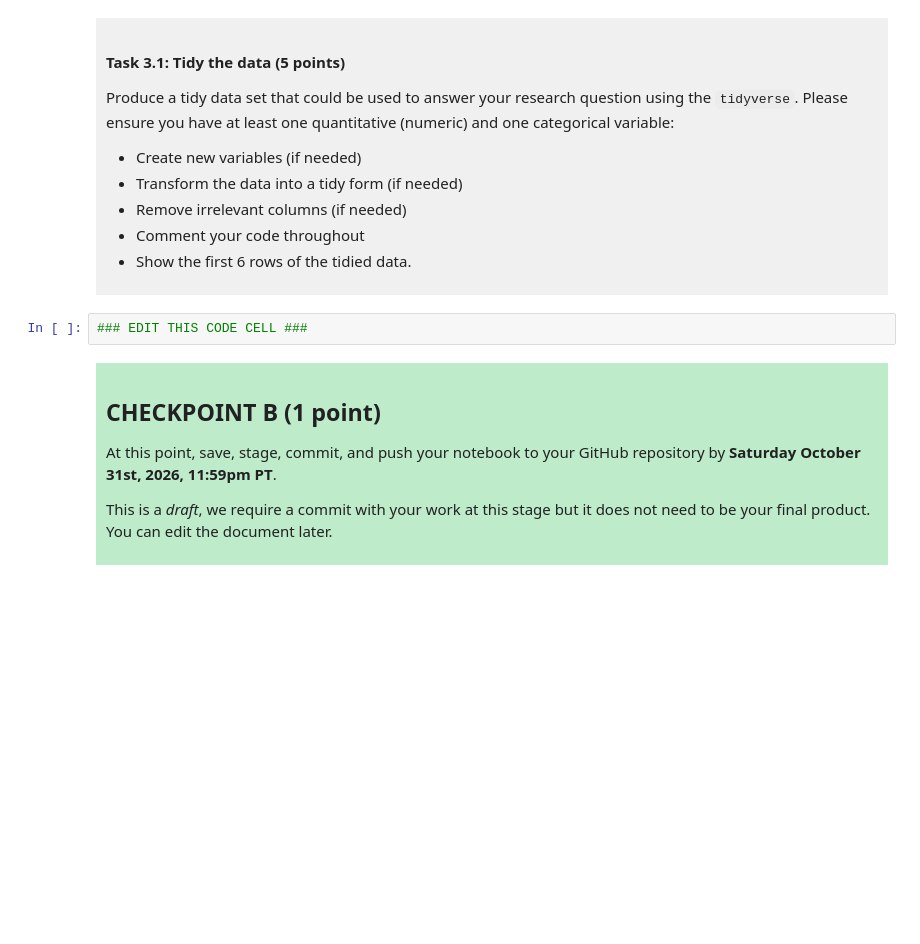
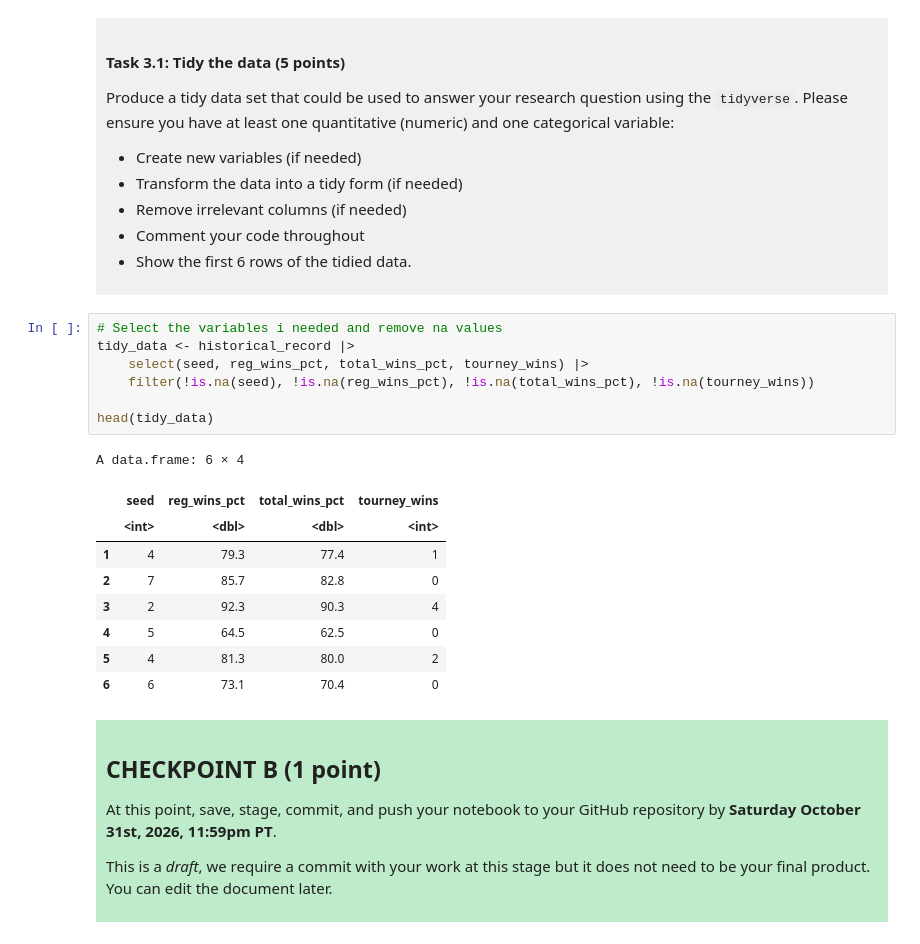
Before and after one commit to Zixian-xu/dsci-100-project-Zixian-Xu, a Jupyter notebook: dsci-100-project-notebook.ipynb, the cells around one changed output. Cells and saved outputs as stored; diff of their text form; blank space fills up the shorter version.

```diff
--- a/dsci-100-project-notebook.ipynb
+++ b/dsci-100-project-notebook.ipynb
@@ -189,7 +201,22 @@ Produce a tidy data set that could be used to answer your research question usin
 
 </div>
 # %%
-### EDIT THIS CODE CELL ###
+# Select the variables i needed and remove na values
+tidy_data <- historical_record |>
+    select(seed, reg_wins_pct, total_wins_pct, tourney_wins) |>
+    filter(!is.na(seed), !is.na(reg_wins_pct), !is.na(total_wins_pct), !is.na(tourney_wins))
+
+head(tidy_data)
+# %% [output]
+A data.frame: 6 × 4
+|  | seed | reg_wins_pct | total_wins_pct | tourney_wins |
+|  | <int> | <dbl> | <dbl> | <int> |
+| 1 | 4 | 79.3 | 77.4 | 1 |
+| 2 | 7 | 85.7 | 82.8 | 0 |
+| 3 | 2 | 92.3 | 90.3 | 4 |
+| 4 | 5 | 64.5 | 62.5 | 0 |
+| 5 | 4 | 81.3 | 80.0 | 2 |
+| 6 | 6 | 73.1 | 70.4 | 0 |
 # %% [markdown]
 <div style="background-color: #beebca; padding: 10px;">
 
```
Also changed, not shown: parts of 3 cells of this notebook.
